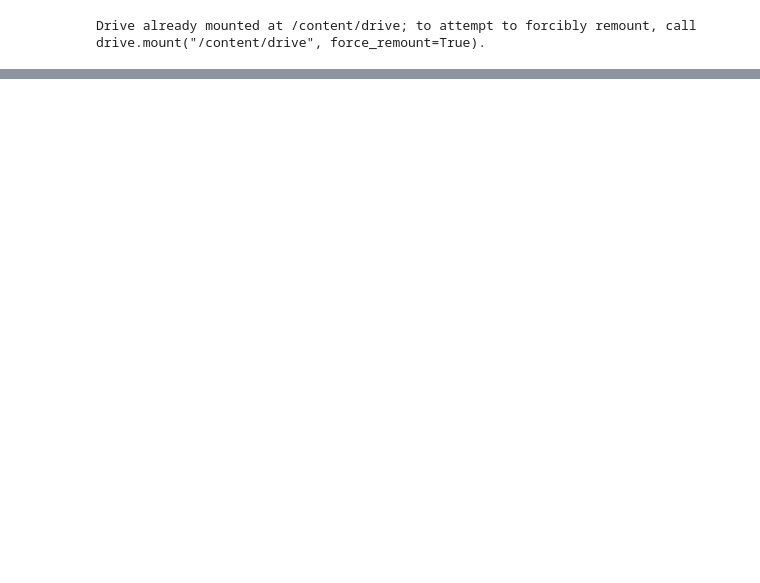
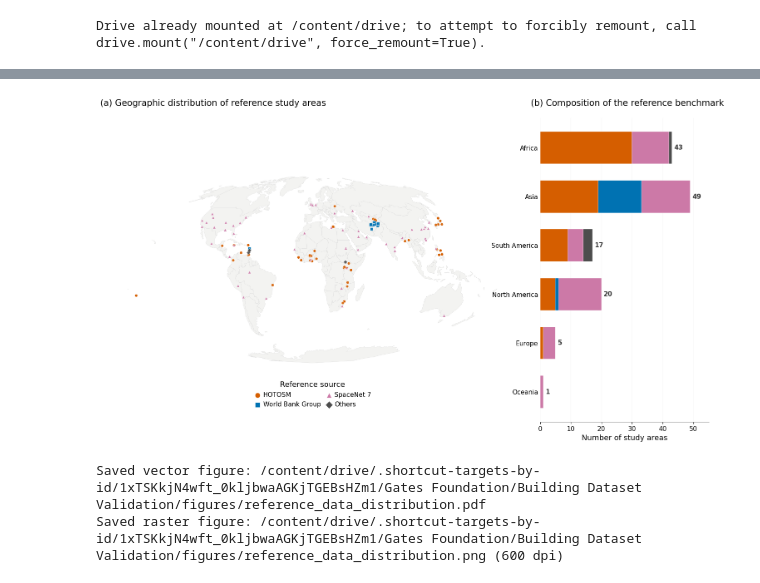
Before and after one commit to GFDRR/urban_validation, a Jupyter notebook: notebooks/03_aoi_visualization.ipynb, the cells around one changed output, grey strips where cells are left out. Drawn from its saved outputs; the diff is of its cells as text; code cells hidden in the pictures; blank space fills up the shorter version.

Commit message:
clean up aoi visualizations

```diff
--- a/notebooks/03_aoi_visualization.ipynb
+++ b/notebooks/03_aoi_visualization.ipynb
@@ -775,0 +397,3 @@ Saved → /content/drive/MyDrive/Gates Foundation/Building Dataset Validation/ou
+# %%
+data = load_data(INPUT_PATH)
+world = prepare_world_map()
@@ -775,0 +420,59 @@ Saved → /content/drive/MyDrive/Gates Foundation/Building Dataset Validation/ou
+# %%
+figure = make_figure(data, world)
+map_ax, bar_ax = figure.axes
+
+# Final manuscript-scale refinements for the enlarged 15 x 10 inch canvas.
+figure.set_size_inches(15, 10)
+figure.subplots_adjust(top=0.88, bottom=0.15)
+map_ax.set_position([0.02, 0.15, 0.65, 0.73])
+bar_ax.set_position([0.71, 0.15, 0.27, 0.73])
+for collection in map_ax.collections[1:]:
+    collection.set_sizes(np.full(len(collection.get_offsets()), 23.0))
+if map_ax.legend_ is not None:
+    map_ax.legend_.set_bbox_to_anchor((0.5, -0.025))
+    map_ax.legend_.get_title().set_fontsize(13)
+    for text in map_ax.legend_.get_texts():
+        text.set_fontsize(11)
+    for handle in map_ax.legend_.legend_handles:
+        handle.set_markersize(9)
+
+bar_ax.set_yticklabels([
+    label.get_text().replace("Latin America & Caribbean", "South America")
+    for label in bar_ax.get_yticklabels()
+])
+bar_ax.set_xlabel("Number of study areas", fontsize=13)
+bar_ax.tick_params(axis="x", labelsize=11)
+bar_ax.tick_params(axis="y", labelsize=11)
+for text in bar_ax.texts[:-1]:
+    text.set_fontsize(11)
+
+# Put each panel identifier and title on one normal-weight line.
+map_ax.set_title("", loc="left")
+bar_ax.set_title("", loc="left")
+map_ax.texts[0].set_visible(False)
+bar_ax.texts[-1].set_visible(False)
+map_position = map_ax.get_position()
+bar_position = bar_ax.get_position()
+for position, label, title in [
+    (map_position, "(a)", "Geographic distribution of reference study areas"),
+    (bar_position, "(b)", "Composition of the reference benchmark"),
+]:
+    figure.text(
+        position.x0 - 0.015, 0.905, f"{label} {title}",
+        fontsize=15, fontweight="normal", va="bottom", zorder=10,
+        ha="left", wrap=False,
+    )
+
+OUTPUT_DIR.mkdir(parents=True, exist_ok=True)
+pdf_path = OUTPUT_DIR / "reference_data_distribution.pdf"
+png_path = OUTPUT_DIR / "reference_data_distribution.png"
+figure.savefig(pdf_path, bbox_inches="tight", facecolor="white")
+figure.savefig(png_path, dpi=RASTER_DPI, bbox_inches="tight", facecolor="white")
+plt.show()
+
+print(f"Saved vector figure: {pdf_path}")
+print(f"Saved raster figure: {png_path} ({RASTER_DPI} dpi)")
+# %% [output]
+[figure, added]
+Saved vector figure: /content/drive/.shortcut-targets-by-id/1xTSKkjN4wft_0kljbwaAGKjTGEBsHZm1/Gates Foundation/Building Dataset Validation/figures/reference_data_distribution.pdf
+Saved raster figure: /content/drive/.shortcut-targets-by-id/1xTSKkjN4wft_0kljbwaAGKjTGEBsHZm1/Gates Foundation/Building Dataset Validation/figures/reference_data_distribution.png (600 dpi)
```
Also changed, not shown: parts of 33 cells of this notebook.
